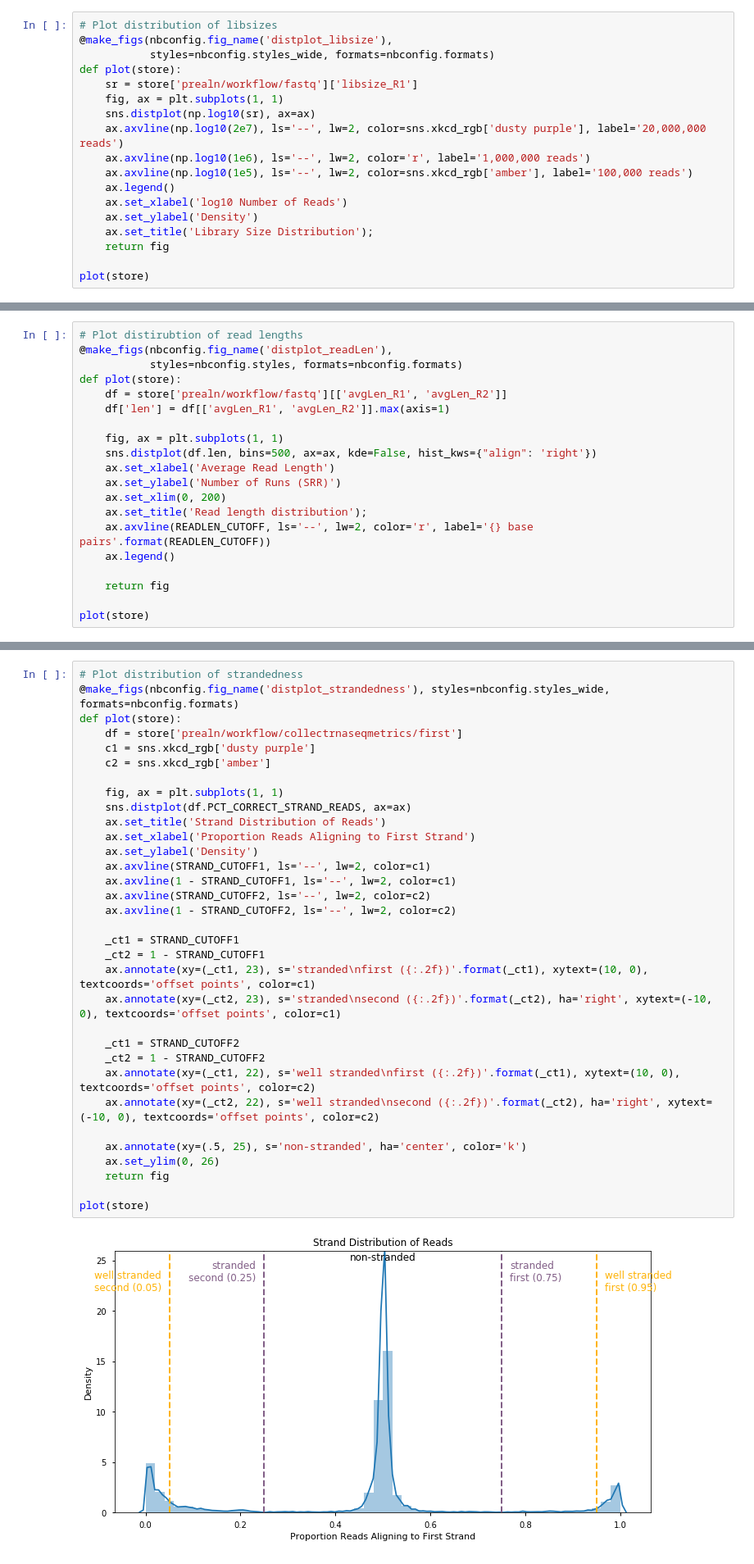
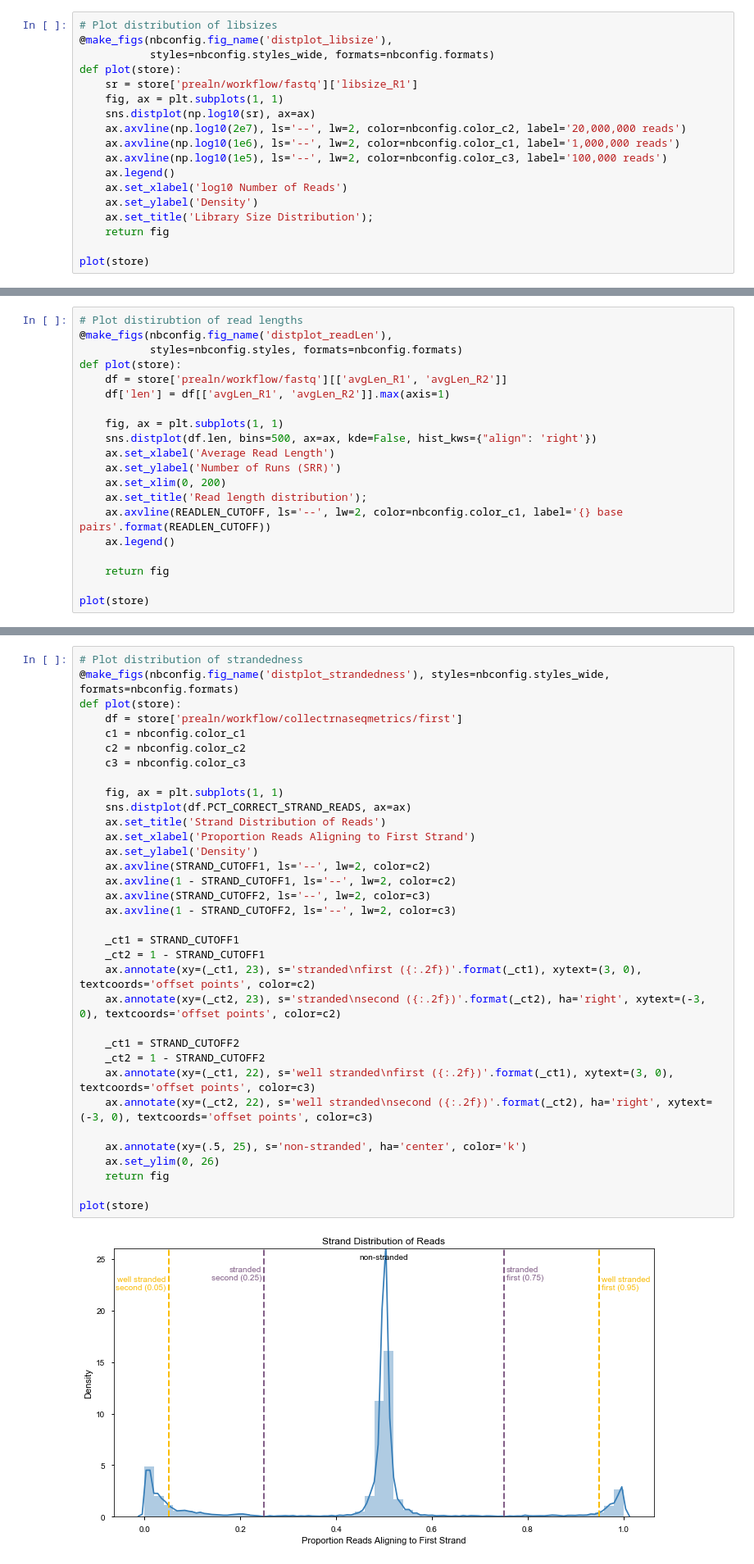
Before and after one commit to jfear/ncbi_remap, a Jupyter notebook: docs/01.01-prealn-wf_qc.ipynb, the cells around one changed output, grey strips where cells are left out. Shown: that part at 82% size. Saved outputs shown, nothing was run; the diff lists cells and outputs as text.

```diff
--- a/docs/01.01-prealn-wf_qc.ipynb
+++ b/docs/01.01-prealn-wf_qc.ipynb
@@ -84,9 +82,9 @@ def plot(store):
     sr = store['prealn/workflow/fastq']['libsize_R1']
     fig, ax = plt.subplots(1, 1)
     sns.distplot(np.log10(sr), ax=ax)
-    ax.axvline(np.log10(2e7), ls='--', lw=2, color=sns.xkcd_rgb['dusty purple'], label='20,000,000 reads')
-    ax.axvline(np.log10(1e6), ls='--', lw=2, color='r', label='1,000,000 reads')
-    ax.axvline(np.log10(1e5), ls='--', lw=2, color=sns.xkcd_rgb['amber'], label='100,000 reads')
+    ax.axvline(np.log10(2e7), ls='--', lw=2, color=nbconfig.color_c2, label='20,000,000 reads')
+    ax.axvline(np.log10(1e6), ls='--', lw=2, color=nbconfig.color_c1, label='1,000,000 reads')
+    ax.axvline(np.log10(1e5), ls='--', lw=2, color=nbconfig.color_c3, label='100,000 reads')
     ax.legend()
     ax.set_xlabel('log10 Number of Reads')
     ax.set_ylabel('Density')
@@ -170,7 +168,7 @@ def plot(store):
     ax.set_ylabel('Number of Runs (SRR)')
     ax.set_xlim(0, 200)
     ax.set_title('Read length distribution');
-    ax.axvline(READLEN_CUTOFF, ls='--', lw=2, color='r', label='{} base pairs'.format(READLEN_CUTOFF))
+    ax.axvline(READLEN_CUTOFF, ls='--', lw=2, color=nbconfig.color_c1, label='{} base pairs'.format(READLEN_CUTOFF))
     ax.legend()
 
     return fig
@@ -246,37 +244,38 @@ While not strictly a quality control metric, if a stranded protocol was attempte
 # %%
 # Plot distribution of strandedness
 @make_figs(nbconfig.fig_name('distplot_strandedness'), styles=nbconfig.styles_wide, formats=nbconfig.formats)
 def plot(store):
     df = store['prealn/workflow/collectrnaseqmetrics/first']
-    c1 = sns.xkcd_rgb['dusty purple']
-    c2 = sns.xkcd_rgb['amber']
+    c1 = nbconfig.color_c1
+    c2 = nbconfig.color_c2
+    c3 = nbconfig.color_c3
 
     fig, ax = plt.subplots(1, 1)
     sns.distplot(df.PCT_CORRECT_STRAND_READS, ax=ax)
     ax.set_title('Strand Distribution of Reads')
     ax.set_xlabel('Proportion Reads Aligning to First Strand')
     ax.set_ylabel('Density')
-    ax.axvline(STRAND_CUTOFF1, ls='--', lw=2, color=c1)
-    ax.axvline(1 - STRAND_CUTOFF1, ls='--', lw=2, color=c1)
-    ax.axvline(STRAND_CUTOFF2, ls='--', lw=2, color=c2)
-    ax.axvline(1 - STRAND_CUTOFF2, ls='--', lw=2, color=c2)
+    ax.axvline(STRAND_CUTOFF1, ls='--', lw=2, color=c2)
+    ax.axvline(1 - STRAND_CUTOFF1, ls='--', lw=2, color=c2)
+    ax.axvline(STRAND_CUTOFF2, ls='--', lw=2, color=c3)
+    ax.axvline(1 - STRAND_CUTOFF2, ls='--', lw=2, color=c3)
 
     _ct1 = STRAND_CUTOFF1
     _ct2 = 1 - STRAND_CUTOFF1
-    ax.annotate(xy=(_ct1, 23), s='stranded\nfirst ({:.2f})'.format(_ct1), xytext=(10, 0), textcoords='offset points', color=c1)
-    ax.annotate(xy=(_ct2, 23), s='stranded\nsecond ({:.2f})'.format(_ct2), ha='right', xytext=(-10, 0), textcoords='offset points', color=c1)
+    ax.annotate(xy=(_ct1, 23), s='stranded\nfirst ({:.2f})'.format(_ct1), xytext=(3, 0), textcoords='offset points', color=c2)
+    ax.annotate(xy=(_ct2, 23), s='stranded\nsecond ({:.2f})'.format(_ct2), ha='right', xytext=(-3, 0), textcoords='offset points', color=c2)
 
     _ct1 = STRAND_CUTOFF2
     _ct2 = 1 - STRAND_CUTOFF2
-    ax.annotate(xy=(_ct1, 22), s='well stranded\nfirst ({:.2f})'.format(_ct1), xytext=(10, 0), textcoords='offset points', color=c2)
-    ax.annotate(xy=(_ct2, 22), s='well stranded\nsecond ({:.2f})'.format(_ct2), ha='right', xytext=(-10, 0), textcoords='offset points', color=c2)
+    ax.annotate(xy=(_ct1, 22), s='well stranded\nfirst ({:.2f})'.format(_ct1), xytext=(3, 0), textcoords='offset points', color=c3)
+    ax.annotate(xy=(_ct2, 22), s='well stranded\nsecond ({:.2f})'.format(_ct2), ha='right', xytext=(-3, 0), textcoords='offset points', color=c3)
 
     ax.annotate(xy=(.5, 25), s='non-stranded', ha='center', color='k')
     ax.set_ylim(0, 26)
     return fig
 
 plot(store)
 # %% [output]
-[figure, old version]
+[figure, new version]
 # %%
 # Make flags
```
Also changed, not shown: parts of 19 cells of this notebook, 6 other files.
